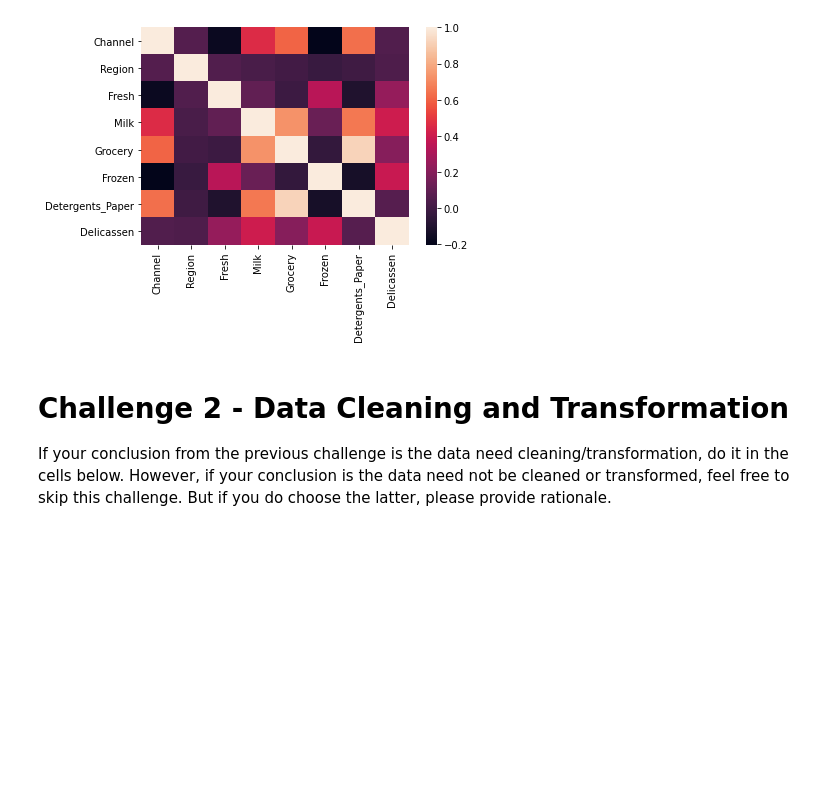
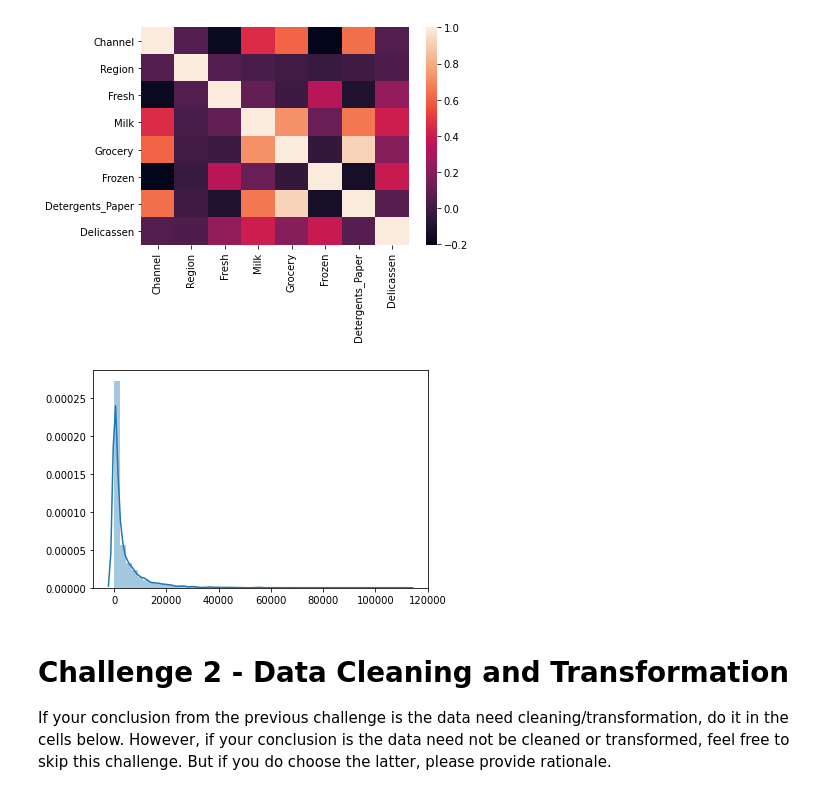
Before and after one commit to ironhack-datalabs/datamad0620, a Jupyter notebook: module-3/lab-unsupervised-learning/your-code/main.ipynb, the cells around one changed output. Cells and saved outputs as stored; diff of their text form; code cells hidden in the pictures; blank space fills up the shorter version.

```diff
--- a/module-3/lab-unsupervised-learning/your-code/main.ipynb
+++ b/module-3/lab-unsupervised-learning/your-code/main.ipynb
@@ -61,6 +61,11 @@ x = customers.corr()
 ax = sns.heatmap(x)
 # %% [output]
 [figure]
+# %%
+y = customers
+ax = sns.distplot(y)
+# %% [output]
+[figure, added]
 # %%
 # They mean what they mean
 # No categorical data to convert
```
Also changed, not shown: parts of 34 cells of this notebook.
